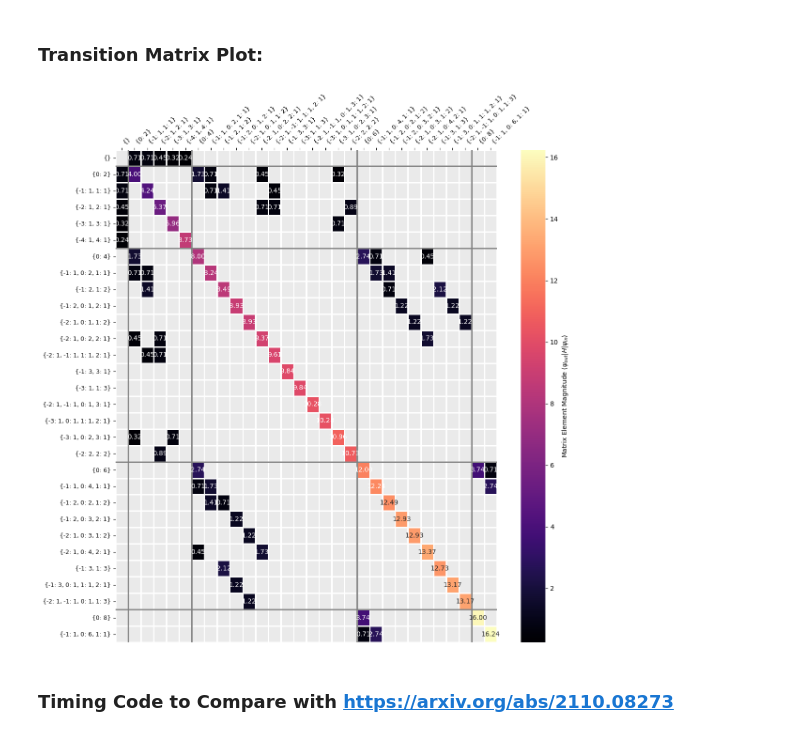
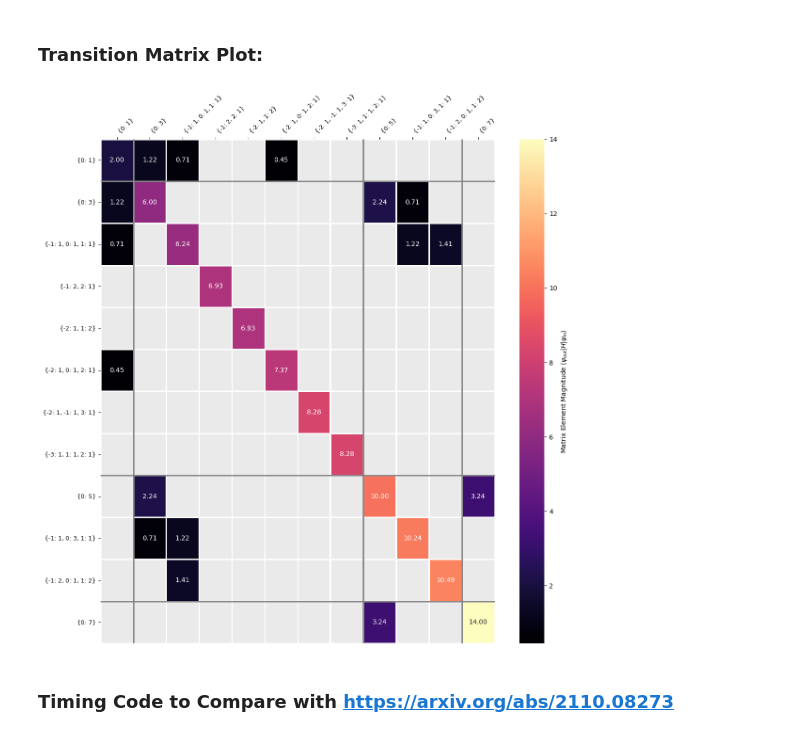
Before and after one commit to miarobin/FasterHT, a Jupyter notebook: phi2_notebook.ipynb, the cells around one changed output. Cells and saved outputs as stored; diff of their text form; code cells hidden in the pictures.

```diff
--- a/phi2_notebook.ipynb
+++ b/phi2_notebook.ipynb
@@ -258,25 +260,25 @@ def basis_even(basis, iterSet):
     return (even_basis, even_hashable_states, even_iterset)
 
 
-def basis_odd(basis, iterList):
+def basis_odd(basis, iterSet):
     # Collecting only odd states, creating a hashable basis to locate the position of a particular state in the basis.
     # The hashable basis is of the form {tuple representation of state: state index}
-    odd_basis = []; odd_hashable_states = {tuple({}):0}; odd_iterlist = set()
+    odd_basis = []; odd_hashable_states = {tuple({}):0}; odd_iterset = set()
 
     basislen = len(basis); runner = 0 # runner to keep track of the basis index.
 
-    for ix in iterList: # Iterate through the iterSet list of the minimum necessary states to compute.
+    for ix in iterSet: # Iterate through the iterSet list of the minimum necessary states to compute.
         s = basis[ix] # Grabs the corresponding dictionary representation of the state
 
         if sum(s.values()) % 2 != 0: # Confirm occupancy number is odd.
             # If so add to the necessary data structures.
             odd_basis += [s]
             odd_hashable_states[tuple(s.items())] = runner
-            odd_iterlist.add(runner)
+            odd_iterset.add(runner)
             # Increase state index by one.
             runner += 1
 
-            if ix<basislen-1 and ix+1 not in iterList: # Confirm if state is part of Z2 antisymmetric pair.
+            if ix<basislen-1 and ix+1 not in iterSet: # Confirm if state is part of Z2 antisymmetric pair.
                 # If so, add that to (hashable) basis. Do not add to the iterset.
                 a_s = basis[ix+1]
                 odd_basis += [a_s]
@@ -285,28 +287,28 @@ def basis_odd(basis, iterList):
                 runner += 1
 
 
-    return (odd_basis, odd_hashable_states, odd_iterlist)
+    return (odd_basis, odd_hashable_states, odd_iterset)
 
 
-def basis_all(basis, iterList):
+def basis_all(basis, iterSet):
     # Collecting all states, creating a hashable basis to locate the position of a particular state in the basis.
     # The hashable basis is of the form {tuple representation of state: state index}
-    all_basis = []; all_hashable_states = {tuple({}):0}; all_iterlist = set()
+    all_basis = []; all_hashable_states = {tuple({}):0}; all_iterset = set()
 
     basislen = len(basis); runner = 0 # runner to keep track of the basis index.
 
-    for ix in iterList:
+    for ix in iterSet:
         # Grabs the corresponding dictionary representation of the state
         s = basis[ix]
 
         # Add state to the necessary data structures.
         all_basis += [s]
         all_hashable_states[tuple(s.items())] = runner
-        all_iterlist.add(runner)
+        all_iterset.add(runner)
         # Increase state index by one.
         runner += 1
 
-        if ix<basislen-1 and ix+1 not in iterList: # Confirm if state is part of Z2 antisymmetric pair.
+        if ix<basislen-1 and ix+1 not in iterSet: # Confirm if state is part of Z2 antisymmetric pair.
             # If so, add that to (hashable) basis. Do not add to the iterset.
             a_s = basis[ix+1]
             all_basis += [a_s]
@@ -314,7 +316,7 @@ def basis_all(basis, iterList):
             # Increase state index by one.
             runner += 1
 
-    return (all_basis, all_hashable_states, all_iterlist)
+    return (all_basis, all_hashable_states, all_iterset)
 # %%
 def fill_matrix_pairs(ix, iy, res, ixPaired, iyAbsPaired, iyPresPaired):
     # A function to fill Z2 antisymmetric pairs into the transition matrix consistently.
@@ -461,7 +463,7 @@ def transition_matrix_phi2(mQ, r, cphi2, lmaxeff, basis_dict, hashable_basis, it
 # ---------------------------------
 
 # --- Hamiltonian Parameters for Test ---
-mV = 1.; mQ = 1.; r = 1.; e_max=9; lmaxeff = effective_lmax(e_max,e_max,mQ,r)
+mV = 1.; mQ = 1.; r = 1.; e_max=7; lmaxeff = effective_lmax(e_max,e_max,mQ,r)
 # Compute prefactor
 cphi2 = mV**2/2
 
@@ -470,7 +472,7 @@ cphi2 = mV**2/2
 # ---------------------------------
 
 # --- Generate the Basis ---
-dict_basis, hashable_basis, iterSet = basis_even(*gen_basis(lmaxeff,e_max,mQ,r)) #Select Even Basis States Only.
+dict_basis, hashable_basis, iterSet = basis_odd(*gen_basis(lmaxeff,e_max,mQ,r)) #Select Even Basis States Only.
 
 # Generate useful lists of energies.
 gen_omega_list(lmaxeff, mQ, r)
@@ -521,34 +523,34 @@ plt.figure(figsize=(12, 12))
 
 zero_mask = (H_sorted == 0.0) # So that we don't have an overcrowded plot.
 ax = sns.heatmap(
     H_sorted,
     annot=True,
     fmt=".2f",
     cmap="magma",
     linewidths=0.8,
     xticklabels=verbose_labels,
     yticklabels=verbose_labels,
     mask=zero_mask,
     cbar_kws={'label': 'Matrix Element Magnitude $\\langle \\psi_{out} | H | \\psi_{in} \\rangle$'}
 )
 
 
 # Drawing separation dividers between states of differing occupation number.
 for b in boundaries:
     ax.axvline(x=b+1, linewidth=2, color="grey")
     ax.axhline(y=b+1, linewidth=2, color="grey")
 
 
 ax.xaxis.tick_top() # Layout of x-axis.
 ax.xaxis.set_label_position('top')
 ax.set_facecolor('#eaeaea') # Soft gray for zero elements
 plt.xticks(rotation=45, ha='left', fontsize=9)
 plt.yticks(rotation=0, fontsize=9)
 
 plt.tight_layout()
 plt.show()
 # %% [output]
-[figure, old version]
+[figure, new version]
 # %% [markdown]
 ### Timing Code to Compare with https://arxiv.org/abs/2110.08273
 # %%
```
Also changed, not shown: parts of 6 cells of this notebook, 5 other files.
